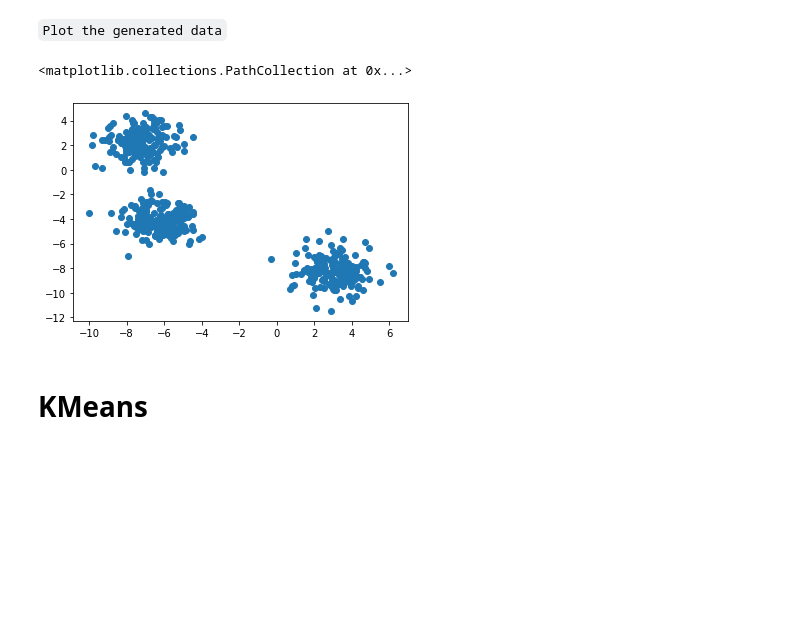
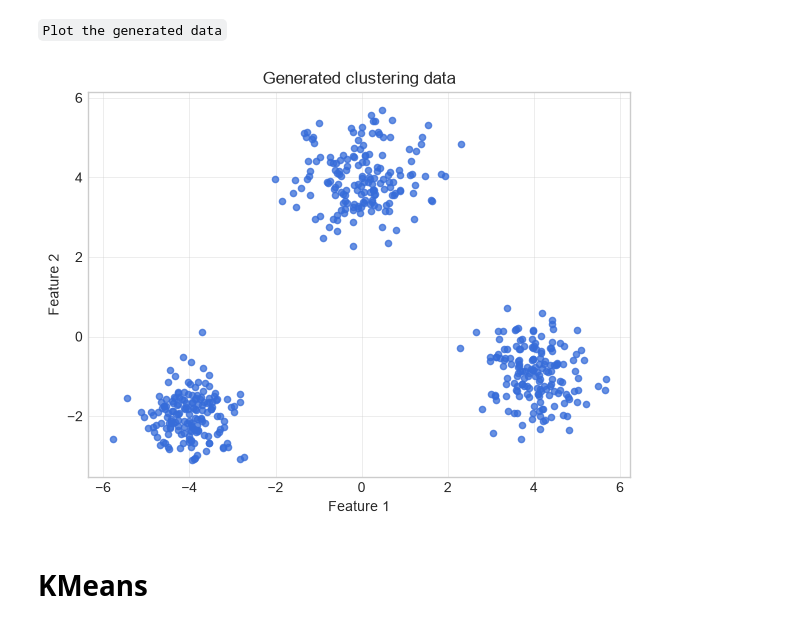
Before and after one commit to Avraham2489/DS_Training, a Jupyter notebook: D - ML/unsupervised/recitation/Clustering and PCA - recitation .ipynb, the cells around one changed output. Saved outputs shown, nothing was run; the diff lists cells and outputs as text; code cells hidden in the pictures; blank space fills up the shorter version.

Commit message:
Clustering and PCA - recitation solution

```diff
--- a/D - ML/unsupervised/recitation/Clustering and PCA - recitation .ipynb
+++ b/D - ML/unsupervised/recitation/Clustering and PCA - recitation .ipynb
@@ -5,9 +5,15 @@
 In this recitation, you will experience with implementing linear two clustering models: KMeans and DBSCAN. You will also implement a linear decomposition algorithm, PCA.
 ``
 # %%
-from sklearn.datasets import make_blobs
 from matplotlib import pyplot as plt
 import numpy as np
+from sklearn.datasets import make_blobs
+
+from unsupervised_init import LOGGER, RANDOM_SEED
+
+%matplotlib inline
+
+plt.style.use("seaborn-v0_8-whitegrid")
 # %% [markdown]
 ``
 Start by generatig data and visualise it. Try to pick an insteresting looking dataset.
@@ -17,0 +21,20 @@ data, labels = make_blobs(n_samples=NUM_SAMPLES, centers=3)
+# %%
+NUM_SAMPLES = 500
+BLOB_CENTERS = np.array(
+    object=[[-4.0, -2.0], [0.0, 4.0], [4.0, -1.0]],
+    dtype=np.float64,
+)
+BLOB_STANDARD_DEVIATIONS = [0.55, 0.75, 0.65]
+
+clustering_data, ground_truth_labels = make_blobs(
+    n_samples=NUM_SAMPLES,
+    centers=BLOB_CENTERS,
+    cluster_std=BLOB_STANDARD_DEVIATIONS,
+    random_state=RANDOM_SEED,
+)
+LOGGER.info(
+    msg=(
+        f"Generated {clustering_data.shape[0]} samples with "
+        f"{clustering_data.shape[1]} features."
+    )
+)
@@ -19,8 +44,3 @@ data, labels = make_blobs(n_samples=NUM_SAMPLES, centers=3)
 ``
 Plot the generated data
 ``
-# %%
-plt.scatter(data[:, 0], data[:, 1])
-# %% [output]
-<matplotlib.collections.PathCollection at 0x...>
-[figure, removed]
@@ -34,0 +47,16 @@ def plot_clusters(clusters_points):
+# %%
+data_figure, data_axes = plt.subplots(figsize=(7, 5))
+data_axes.scatter(
+    x=clustering_data[:, 0],
+    y=clustering_data[:, 1],
+    s=20,
+    alpha=0.75,
+)
+data_axes.set(
+    title="Generated clustering data",
+    xlabel="Feature 1",
+    ylabel="Feature 2",
+)
+plt.show()
+# %% [output]
+[figure, added]
```
Also changed, not shown: parts of 21 cells of this notebook, 11 other files.
